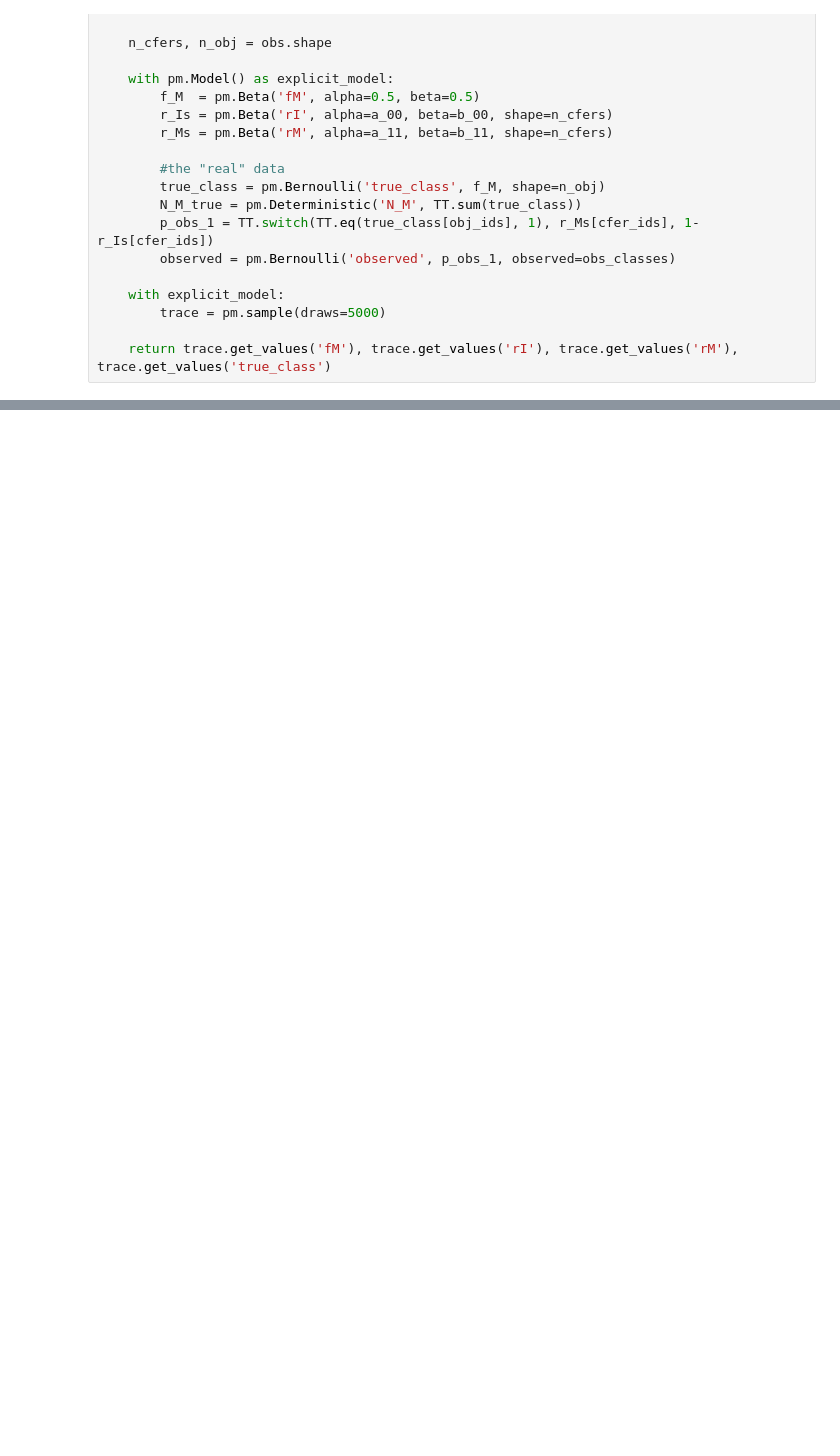
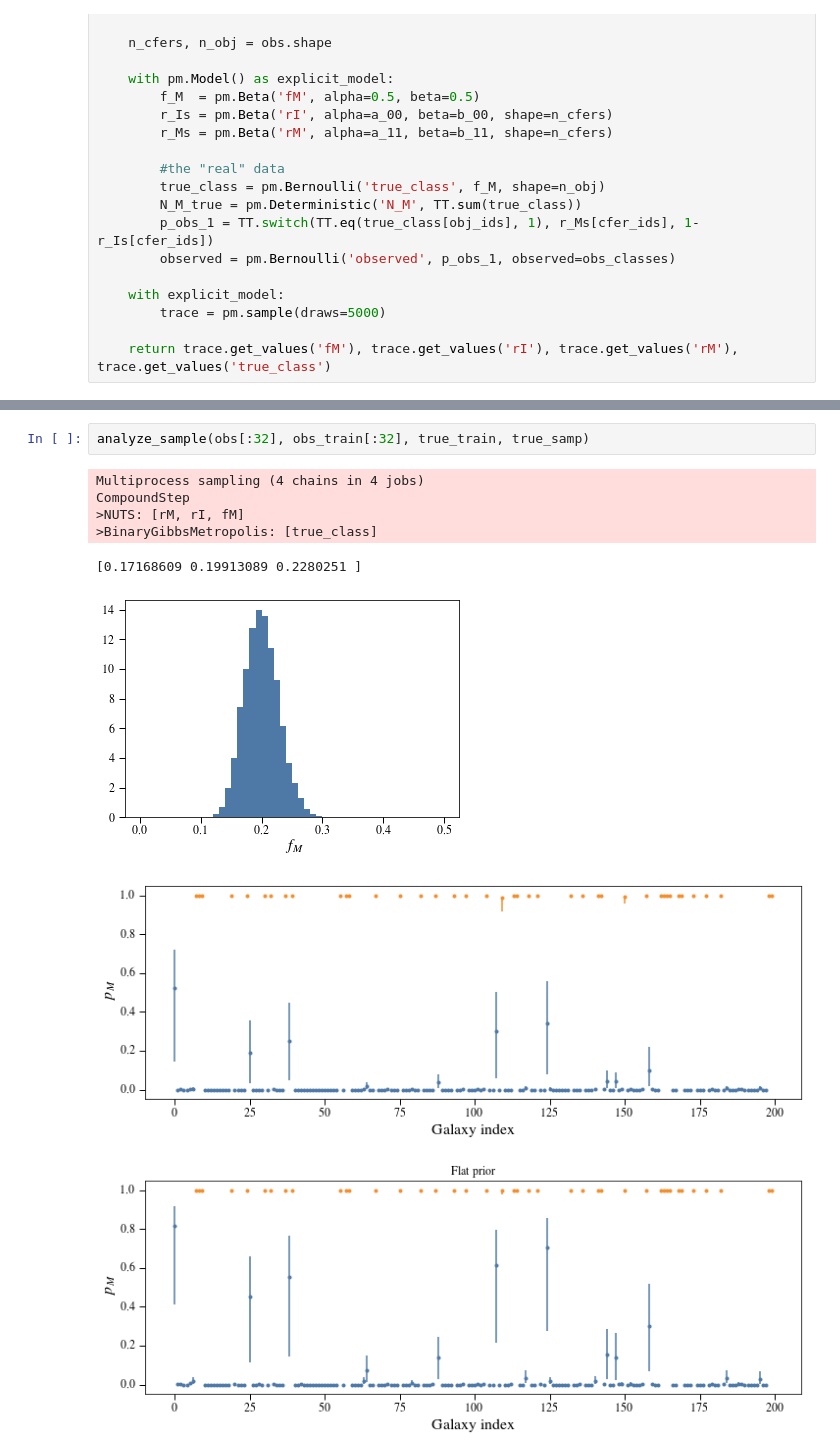
Before and after one commit to dncnwtts/merger_classification, a Jupyter notebook: pymc_model.ipynb, the cells around one changed output, grey strips where cells are left out. Cells and saved outputs as stored; diff of their text form; blank space fills up the shorter version.

```diff
--- a/pymc_model.ipynb
+++ b/pymc_model.ipynb
@@ -213,0 +215,11 @@ CompoundStep
+# %%
+analyze_sample(obs[:32], obs_train[:32], true_train, true_samp)
+# %% [output]
+Multiprocess sampling (4 chains in 4 jobs)
+CompoundStep
+>NUTS: [rM, rI, fM]
+>BinaryGibbsMetropolis: [true_class]
+[0.17168609 0.19913089 0.2280251 ]
+[figure, added]
+[figure, added]
+[figure, added]
```
Also changed, not shown: parts of 8 cells of this notebook.
